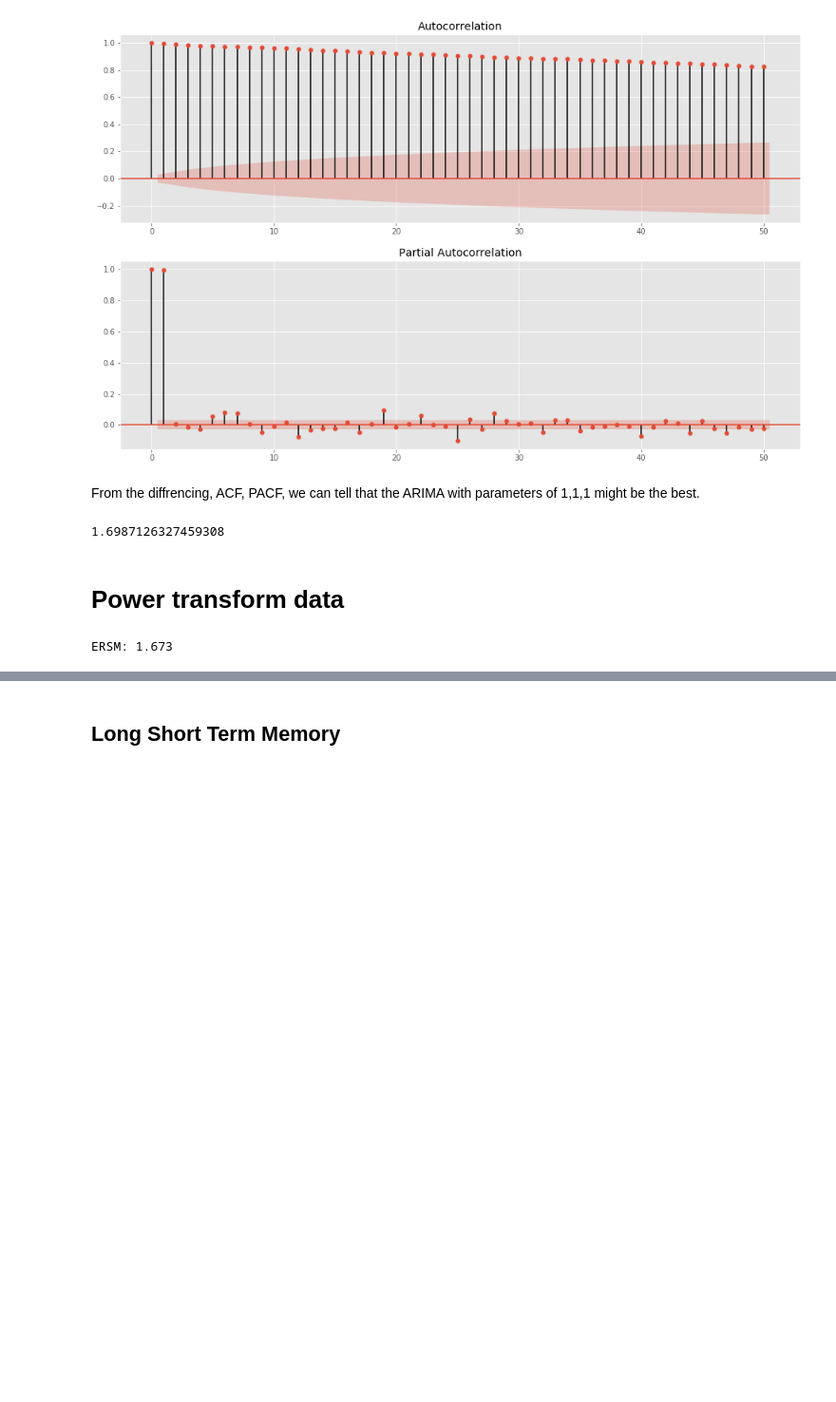
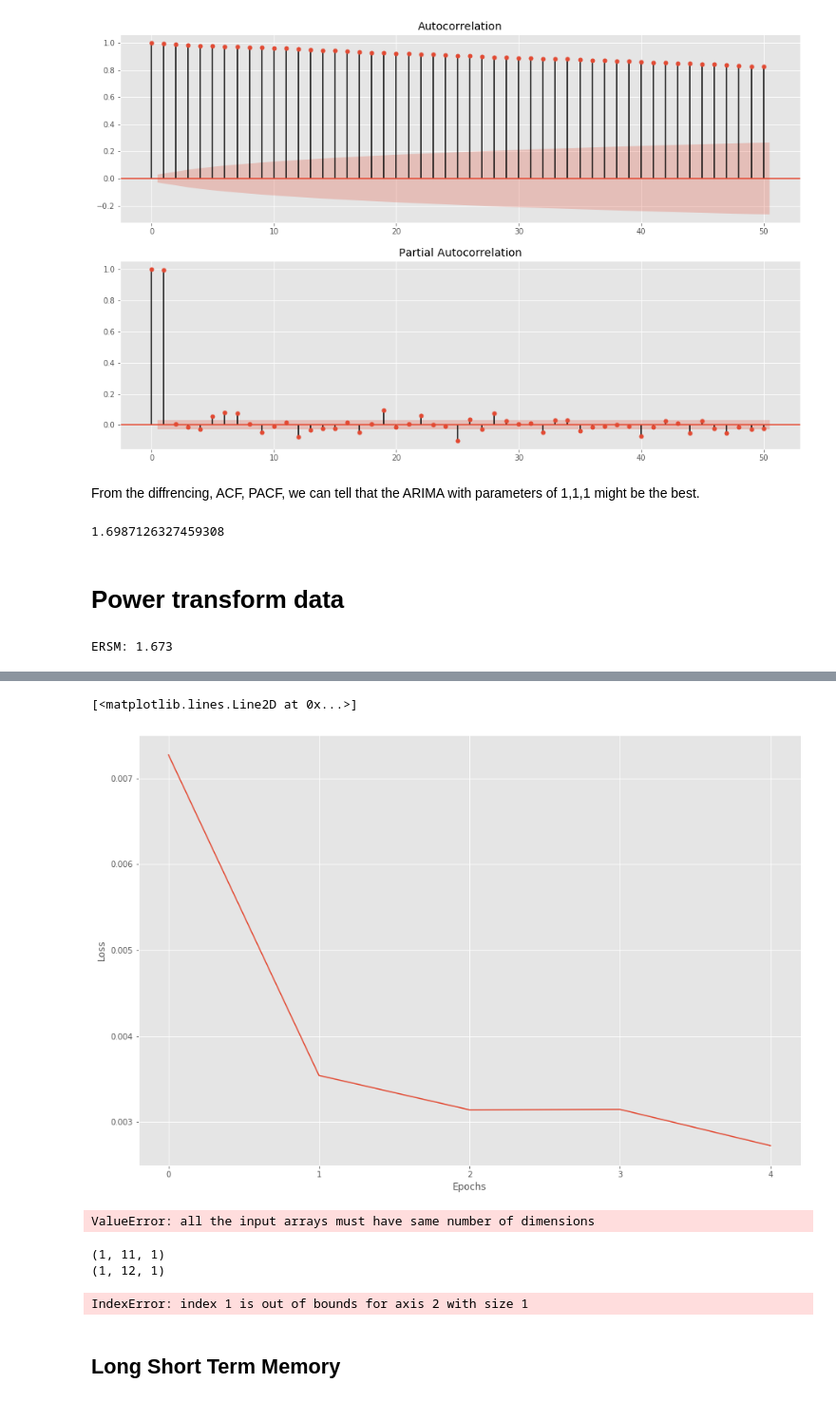
Before and after one commit to Daihongchen/time_series_project, a Jupyter notebook: lstm_stock.ipynb, the cells around one changed output, grey strips where cells are left out. Shown at 95% size. Cells and saved outputs as stored; diff of their text form; code cells hidden in the pictures; blank space fills up the shorter version.

```diff
--- a/lstm_stock.ipynb
+++ b/lstm_stock.ipynb
@@ -300,0 +329,30 @@ Notes: the ARIMA model takes too long time.
+# %%
+
+from tensorflow.keras.preprocessing.sequence import TimeseriesGenerator
+
+n_input = 50
+n_features= 1
+generator = TimeseriesGenerator(train_scaled, train_scaled, length=n_input, batch_size=1)
+from tensorflow.keras.models import Sequential
+from tensorflow.keras.layers import Dense
+from tensorflow.keras.layers import LSTM
+
+lstm_model = Sequential()
+lstm_model.add(LSTM(200, activation='relu', return_sequences=True, input_shape=(n_input, n_features)))
+lstm_model.add(Dropout(0.5))
+# # Adding a second LSTM layer and some Dropout regularisation
+lstm_model.add(LSTM(200, return_sequences=True, activation='relu'))
+lstm_model.add(Dropout(0.5))
+# # Adding a third LSTM layer and some Dropout regularisation
+lstm_model.add(LSTM(50, return_sequences=True, activation='relu'))
+lstm_model.add(Dropout(0.5))
+# # Adding a fourth LSTM layer and some Dropout regularisation
+lstm_model.add(LSTM(200, return_sequences=True, activation='relu'))
+lstm_model.add(Dropout(0.5))
+# Adding the output layer
+lstm_model.add(Dense(units = 1))
+
+# Compiling the RNN
+lstm_model.compile(optimizer = 'adam', loss = 'mean_squared_error')
+
+lstm_model.summary()
@@ -301,3 +396,48 @@ Notes: the ARIMA model takes too long time.
+# %%
+losses_lstm = lstm_model.history.history['loss']
+plt.figure(figsize=(15,10))
+plt.xlabel('Epochs')
+plt.ylabel('Loss')
+plt.xticks(np.arange(0,21,1))
+plt.plot(range(len(losses_lstm)), losses_lstm)
+# %% [output]
+[<matplotlib.lines.Line2D at 0x...>]
+[figure, added]
+# %%
+lstm_predictions_scaled = list()
+
+batch = train_scaled[-n_input:]
+current_batch = batch.reshape((1, n_input, n_features))
+
+for i in range(len(test_data)):
+    lstm_pred = lstm_model.predict(current_batch)[0]
+#     lstm_pred=lstm_pred.reshape((1,12,1))
+    lstm_predictions_scaled.append(lstm_pred)
+    current_batch = np.append(current_batch[:,1:,:],[[lstm_pred]],axis=1)
+
+lstm_predictions = sc.inverse_transform(lstm_predictions_scaled)
+lstm_predictions
+# %% [output]
+ValueError: all the input arrays must have same number of dimensions
+# %%
+batch = train_scaled[-n_input:]
+len(batch)
+
+len(train_scaled)
+current_batch = batch.reshape((1, n_input, n_features))
+current_batch[0]
+
+lstm_pred = lstm_model.predict(current_batch)[0]
+lstm_pred
+print(current_batch[:,1:,:].shape)
+
+lstm_pred = lstm_pred.reshape((1,12,1))
+print(lstm_pred.shape)
+current_batch = np.append(current_batch[:,1:,:], [[lstm_pred[:, 1:,1]]], axis=1)
+# %% [output]
+(1, 11, 1)
+(1, 12, 1)
+IndexError: index 1 is out of bounds for axis 2 with size 1
 # %% [markdown]
 ## Long Short Term Memory
 # %%
```
Also changed, not shown: parts of 28 cells of this notebook.
